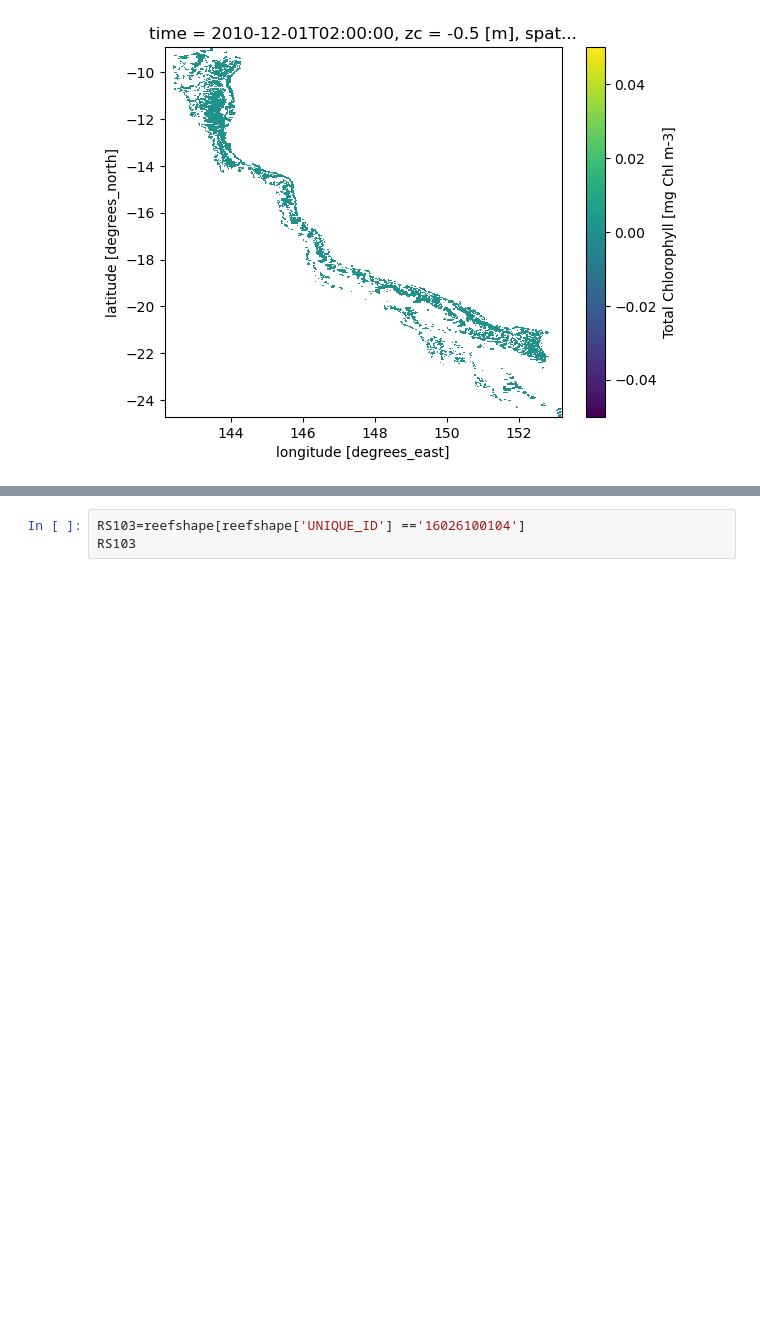
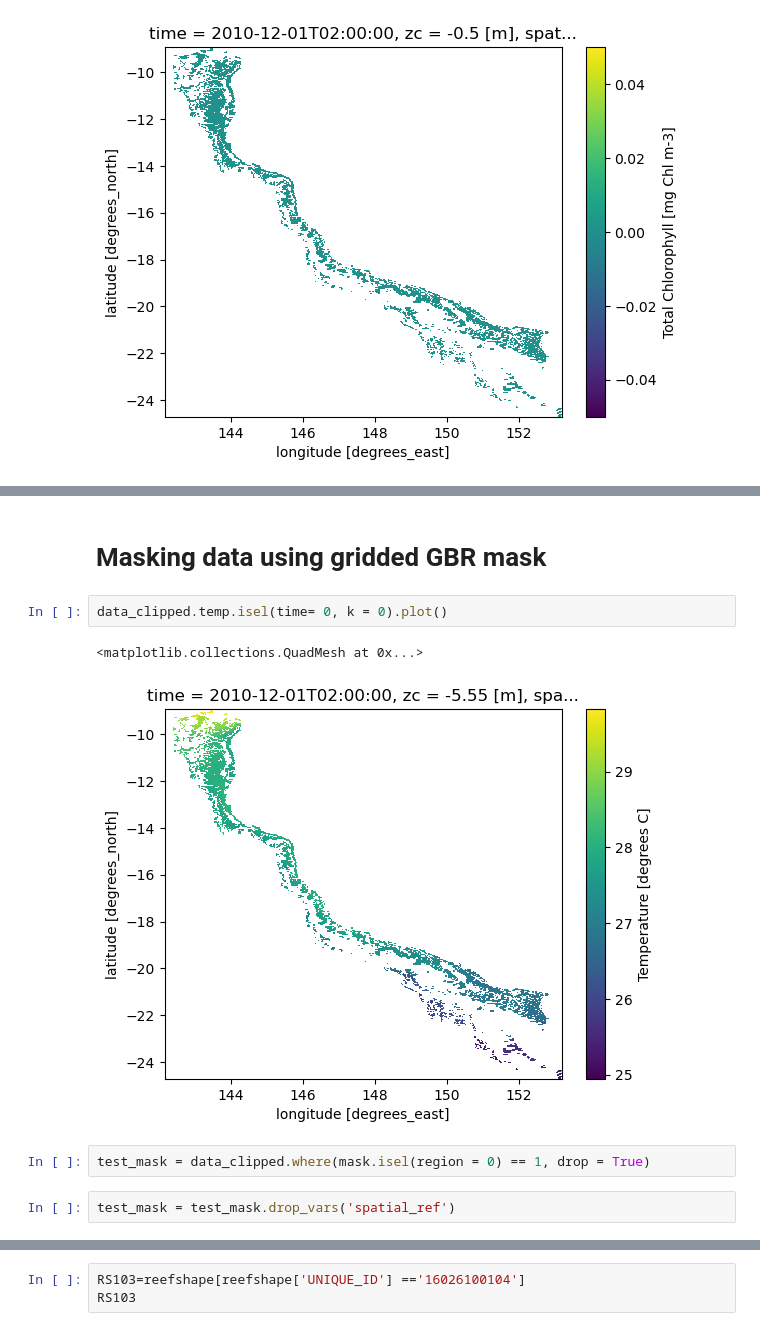
Before and after one commit to oceanhackweek/ohw24_extract_cube_data_overlap_poly_au, a Jupyter notebook: gbreef_fast.ipynb, the cells around one changed output, grey strips where cells are left out. Cells and saved outputs as stored; diff of their text form; blank space fills up the shorter version.

```diff
--- a/gbreef_fast.ipynb
+++ b/gbreef_fast.ipynb
@@ -137,0 +174,11 @@ data_clipped.Chl_a_sum.isel(time=0,k=3).plot()
+# %% [markdown]
+# Masking data using gridded GBR mask
+# %%
+data_clipped.temp.isel(time= 0, k = 0).plot()
+# %% [output]
+<matplotlib.collections.QuadMesh at 0x...>
+[figure, added]
+# %%
+test_mask = data_clipped.where(mask.isel(region = 0) == 1, drop = True)
+# %%
+test_mask = test_mask.drop_vars('spatial_ref')
```
Also changed, not shown: parts of 20 cells of this notebook.
